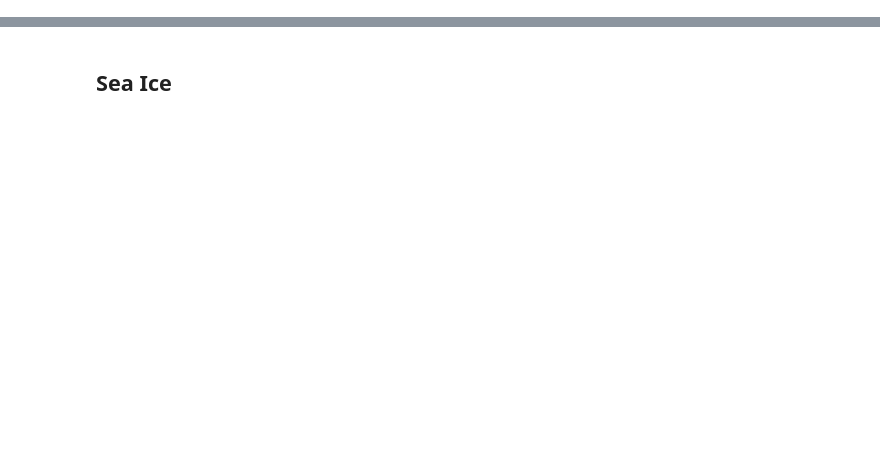
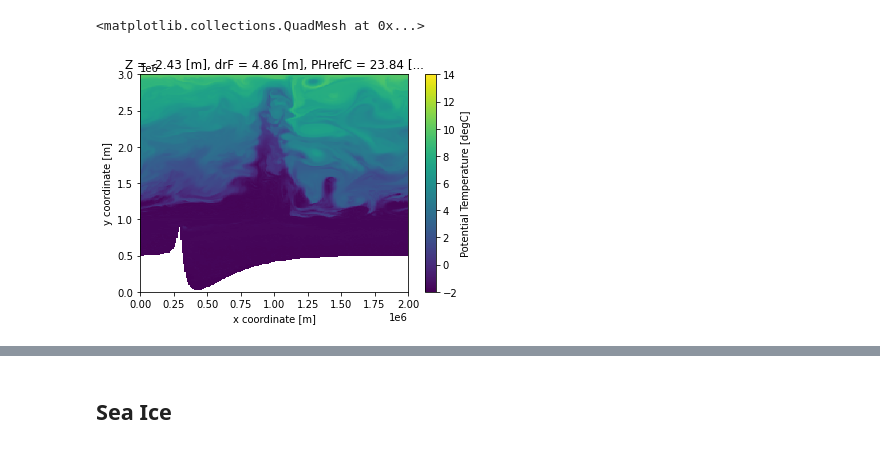
Before and after one commit to edoddridge/SO-channel-embayment, a Jupyter notebook: analysis/analysis.ipynb, the cells around one changed output, grey strips where cells are left out. Cells and saved outputs as stored; diff of their text form; code cells hidden in the pictures; blank space fills up the shorter version.

```diff
--- a/analysis/analysis.ipynb
+++ b/analysis/analysis.ipynb
@@ -27,0 +623,3 @@ ds_2d = xmitgcm.open_mdsdataset(data_dir=model_dir+'/Diags/', grid_dir=model_dir
+# %%
+iters = iters[-720:]
+len(iters)
@@ -53,2 +686,5 @@ ds_layers = ds_layers.assign_coords(layer_pot_dens=layer_midpoints)
 # %%
-ds_state = xmitgcm.open_mdsdataset(data_dir=model_dir+'/Diags/', grid_dir=model_dir, prefix=['state'], delta_t=500, calendar='360_day', ref_date='2000-1-1 0:0:0')
+ds_state = xmitgcm.open_mdsdataset(data_dir=model_dir+'/Diags', grid_dir=model_dir,
+                                   prefix=['state'], delta_t=500, calendar='360_day',
+                                   ref_date='2000-1-1 0:0:0', geometry='Cartesian',
+                               iters=iters)
@@ -73,4 +731,7 @@ ds_2d['TFLUX'].sel(time=ds_2d['time'][-1]).plot()
 # %%
-ds_state['THETA'].sel(Z=0, method='nearest').sel(time=ds_state['time'][-1], method='nearest').plot()
+ds_state['THETA'].where(ds_state['SALT']>0).sel(Z=0, method='nearest').sel(time=ds_state['time'][-1], method='nearest').plot(vmin=-2, vmax=14)
+# %% [output]
+<matplotlib.collections.QuadMesh at 0x...>
+[figure, added]
 # %%
 def plot_temperature(i, xloc):
```
Also changed, not shown: parts of 152 cells of this notebook.
